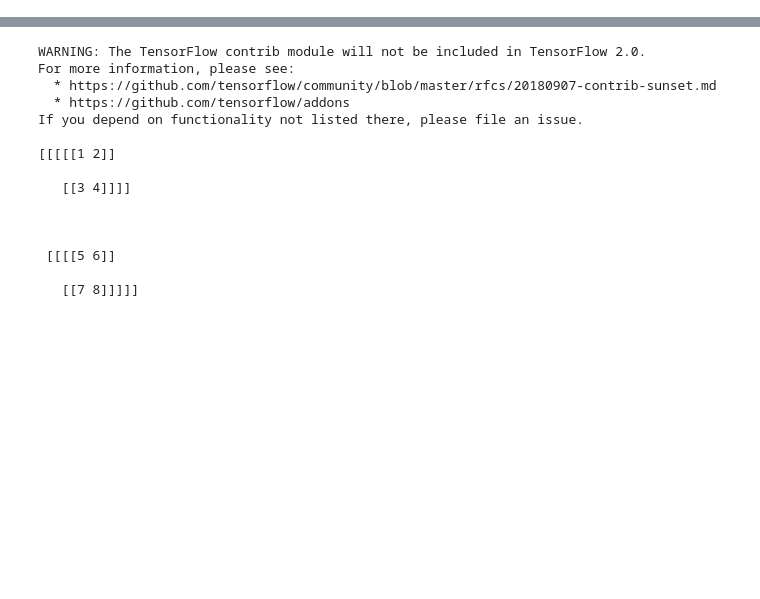
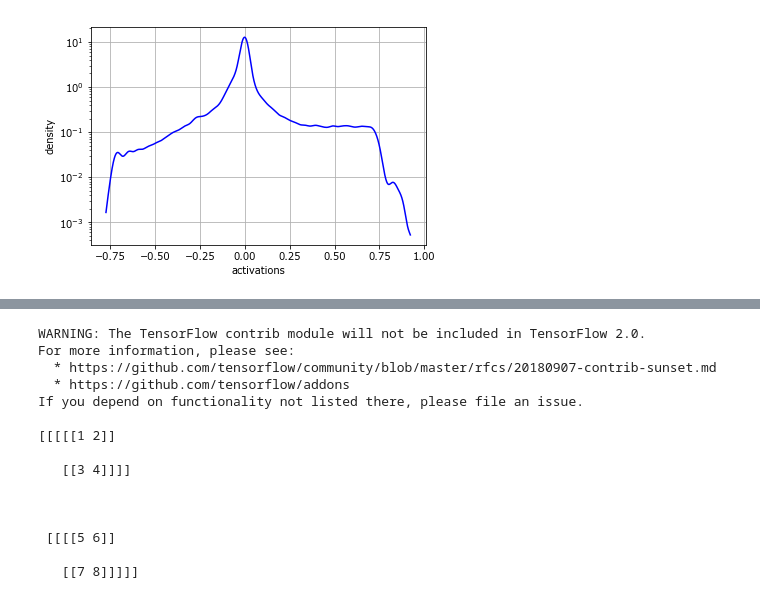
Before and after one commit to deeppavlov/h-elmo, a Jupyter notebook: main.ipynb, the cells around one changed output, grey strips where cells are left out. Saved outputs shown, nothing was run; the diff lists cells and outputs as text; code cells hidden in the pictures; blank space fills up the shorter version.

```diff
--- a/main.ipynb
+++ b/main.ipynb
@@ -9,0 +166,15 @@ with tf.device('/gpu:0'):
+# %%
+from helmo.util.plot.plot_helpers import density_plot
+
+density_plot(act62, 0.0001, None, 'blue')
+plt.yscale('log')
+plt.xlabel('activations')
+plt.ylabel('density')
+plt.grid()
+plt.savefig(
+    '/media/anton/DATA/results/h-elmo/expres/resrnn/poscorr/4/9/corr/level1_1/NNS/plots/activations.png',
+    dpi=900
+)
+plt.show()
+# %% [output]
+[figure, added]
```
Also changed, not shown: parts of 29 cells of this notebook, 9 other files.
